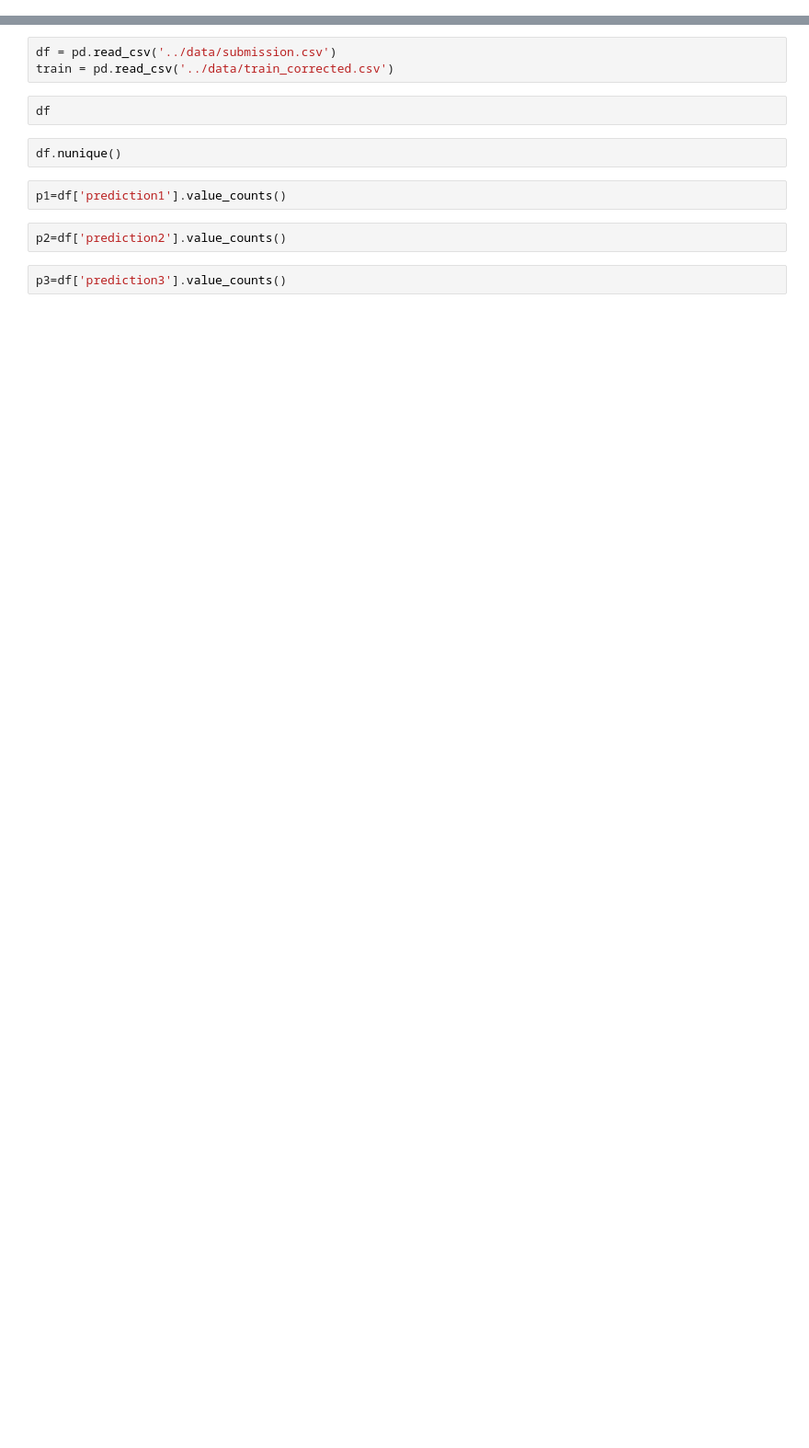
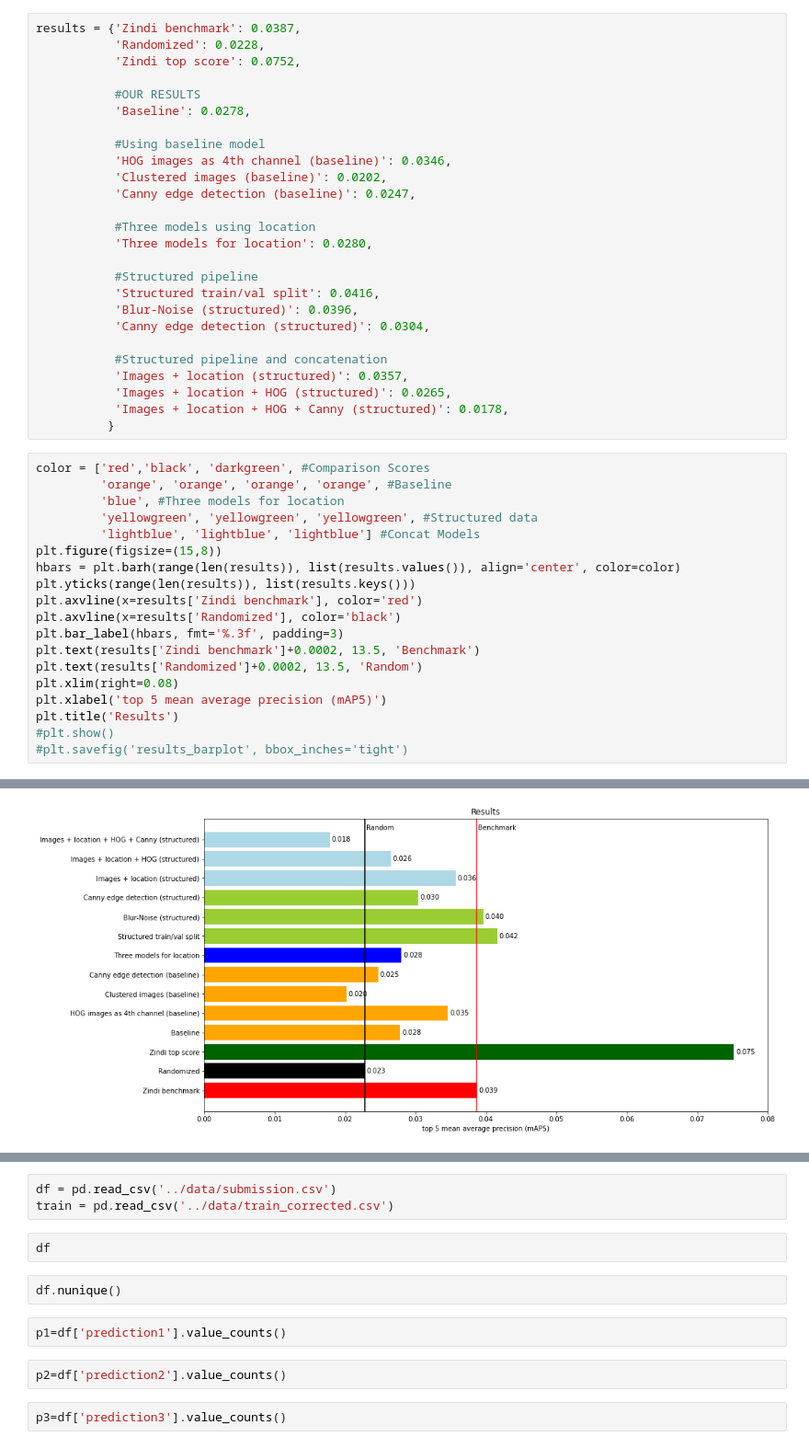
Before and after one commit to ttothea/Turtle-image-recognition-Zindi-challenge, a Jupyter notebook: notebooks/EDA_Submission.ipynb, the cells around one changed output, grey strips where cells are left out. Shown: that part at 92% size. Drawn from its saved outputs; the diff is of its cells as text; blank space fills up the shorter version.

Commit message:
Included bar chart of results in EDA_Submission

```diff
--- a/notebooks/EDA_Submission.ipynb
+++ b/notebooks/EDA_Submission.ipynb
@@ -2,0 +8,46 @@ import pandas as pd
+# %%
+results = {'Zindi benchmark': 0.0387,
+           'Randomized': 0.0228,
+           'Zindi top score': 0.0752,
+
+           #OUR RESULTS
+           'Baseline': 0.0278,
+
+           #Using baseline model
+           'HOG images as 4th channel (baseline)': 0.0346,
+           'Clustered images (baseline)': 0.0202,
+           'Canny edge detection (baseline)': 0.0247,
+
+           #Three models using location
+           'Three models for location': 0.0280,
+
+           #Structured pipeline
+           'Structured train/val split': 0.0416,
+           'Blur-Noise (structured)': 0.0396,
+           'Canny edge detection (structured)': 0.0304,
+
+           #Structured pipeline and concatenation
+           'Images + location (structured)': 0.0357,
+           'Images + location + HOG (structured)': 0.0265,
+           'Images + location + HOG + Canny (structured)': 0.0178,
+          }
+# %%
+color = ['red','black', 'darkgreen', #Comparison Scores
+         'orange', 'orange', 'orange', 'orange', #Baseline
+         'blue', #Three models for location
+         'yellowgreen', 'yellowgreen', 'yellowgreen', #Structured data
+         'lightblue', 'lightblue', 'lightblue'] #Concat Models
+plt.figure(figsize=(15,8))
+hbars = plt.barh(range(len(results)), list(results.values()), align='center', color=color)
+plt.yticks(range(len(results)), list(results.keys()))
+plt.axvline(x=results['Zindi benchmark'], color='red')
+plt.axvline(x=results['Randomized'], color='black')
+plt.bar_label(hbars, fmt='%.3f', padding=3)
+plt.text(results['Zindi benchmark']+0.0002, 13.5, 'Benchmark')
+plt.text(results['Randomized']+0.0002, 13.5, 'Random')
+plt.xlim(right=0.08)
+plt.xlabel('top 5 mean average precision (mAP5)')
+plt.title('Results')
+#plt.show()
+#plt.savefig('results_barplot', bbox_inches='tight')
+# %% [output]
@@ -2,0 +55 @@ import pandas as pd
+[figure, added]
```
Also changed, not shown: parts of 5 cells of this notebook.
